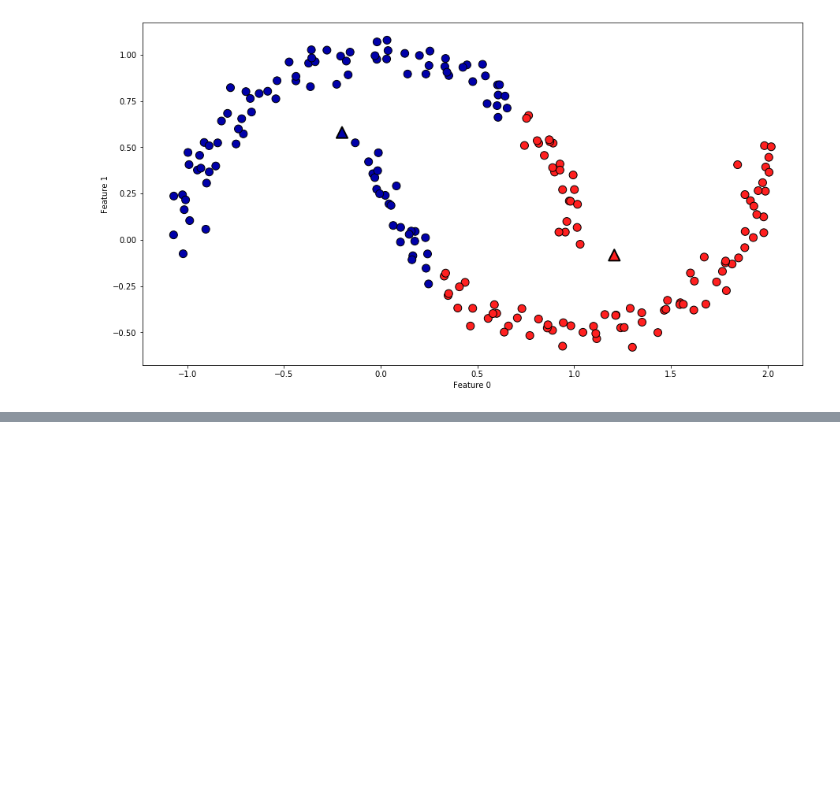
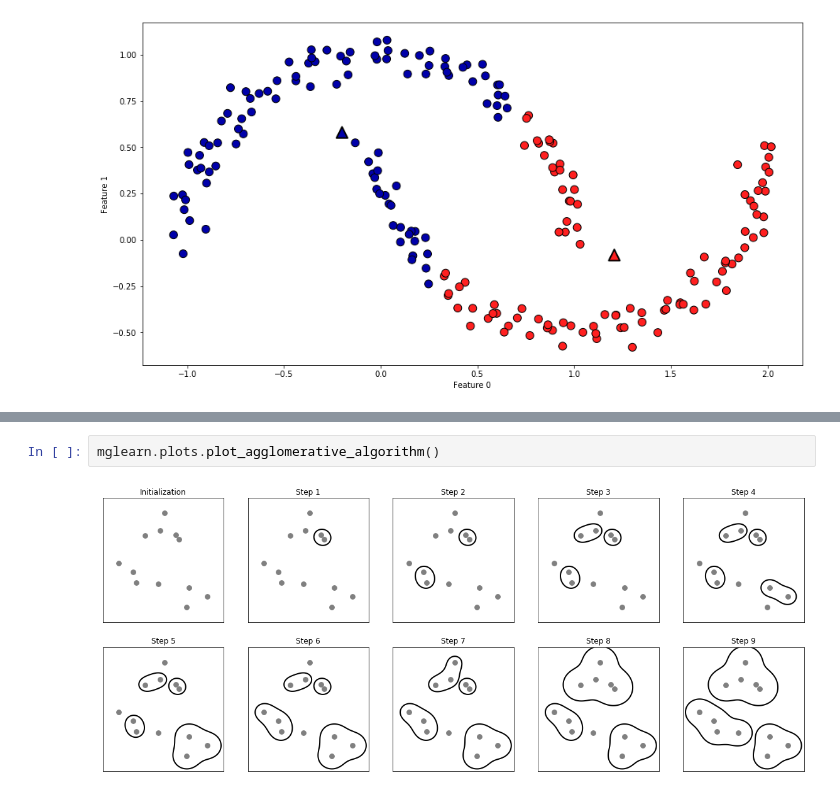
Before and after one commit to Patabu2/machine_learning_study, a Jupyter notebook: Chapter 3- Unsupervised Learning and Preprocessing.ipynb, the cells around one changed output, grey strips where cells are left out. Cells and saved outputs as stored; diff of their text form; blank space fills up the shorter version.

```diff
--- a/Chapter 3- Unsupervised Learning and Preprocessing.ipynb
+++ b/Chapter 3- Unsupervised Learning and Preprocessing.ipynb
@@ -969,0 +1095,4 @@ plt.show()
+# %%
+mglearn.plots.plot_agglomerative_algorithm()
+# %% [output]
+[figure, added]
```
Also changed, not shown: parts of 22 cells of this notebook.
